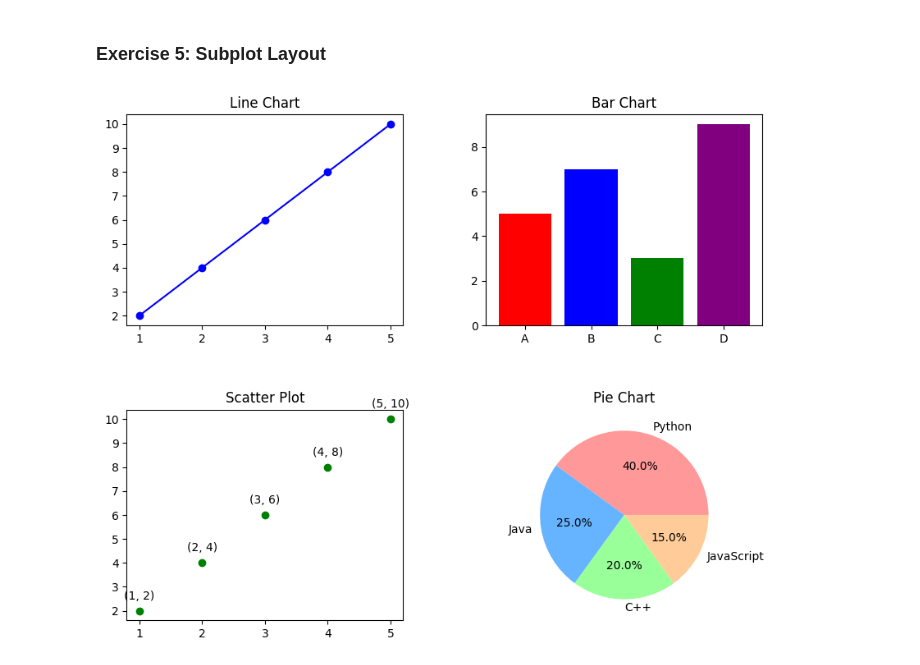
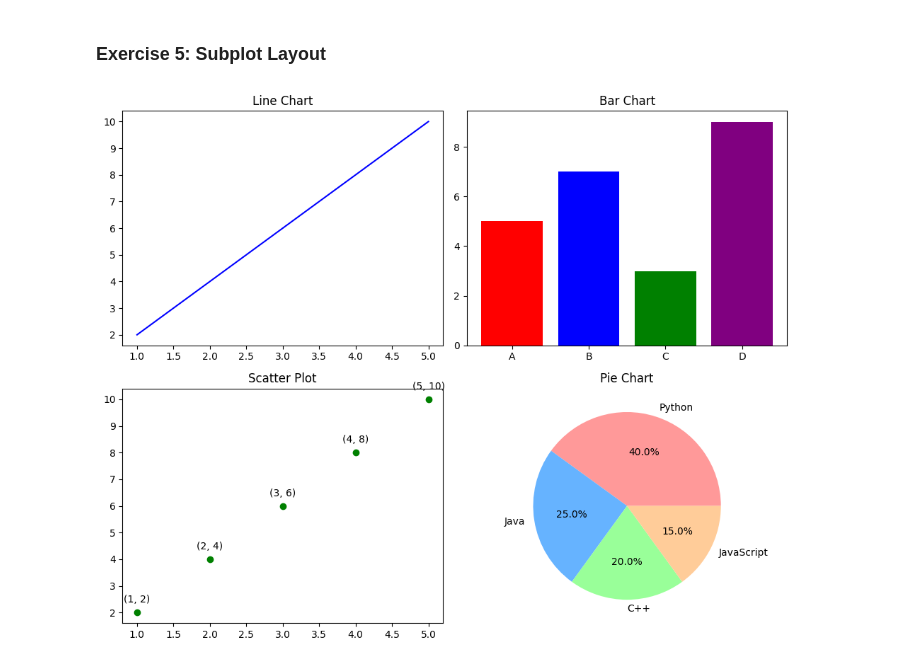
Before and after one commit to daminishetty21/python-jupyter-template, a Jupyter notebook: src/5-subplot.ipynb, the cells around one changed output. Saved outputs shown, nothing was run; the diff lists cells and outputs as text; code cells hidden in the pictures.

```diff
--- a/src/5-subplot.ipynb
+++ b/src/5-subplot.ipynb
@@ -1,7 +1,6 @@
 # %% [markdown]
 ### Exercise 5: Subplot Layout
 # %%
-#
 import matplotlib.pyplot as plt
 import numpy as np
 
@@ -11,33 +10,33 @@ y = [2, 4, 6, 8, 10]
 categories = ['A', 'B', 'C', 'D']
 values = [5, 7, 3, 9]
 labels = ['Python', 'Java', 'C++', 'JavaScript']
 sizes = [40, 25, 20, 15]
 
 # Create a 2x2 subplot layout
 fig, axs = plt.subplots(2, 2, figsize=(10, 8))
 
 # First subplot: Line chart
-axs[0, 0].plot(x, y, color='blue', marker='o', linestyle='-')
+axs[0, 0].plot(x, y, color='blue')
 axs[0, 0].set_title('Line Chart')
 
 # Second subplot: Bar chart
 axs[0, 1].bar(categories, values, color=['red', 'blue', 'green', 'purple'])
 axs[0, 1].set_title('Bar Chart')
 
 # Third subplot: Scatter plot
 axs[1, 0].scatter(x, y, color='green')
 for i, (x_val, y_val) in enumerate(zip(x, y)):
     axs[1, 0].annotate(f"({x_val}, {y_val})", (x_val, y_val), textcoords="offset points", xytext=(0, 10), ha='center')
 axs[1, 0].set_title('Scatter Plot')
 
 # Fourth subplot: Pie chart
 axs[1, 1].pie(sizes, labels=labels, autopct='%1.1f%%', colors=['#ff9999','#66b3ff','#99ff99','#ffcc99'])
 axs[1, 1].set_title('Pie Chart')
 
 # Adjust layout to avoid overlap
-fig.subplots_adjust(hspace=0.4, wspace=0.3)  # Increased spacing
+plt.tight_layout()
 
 # Show the plot
 plt.show()
 # %% [output]
-[figure, old version]
+[figure, new version]
```
